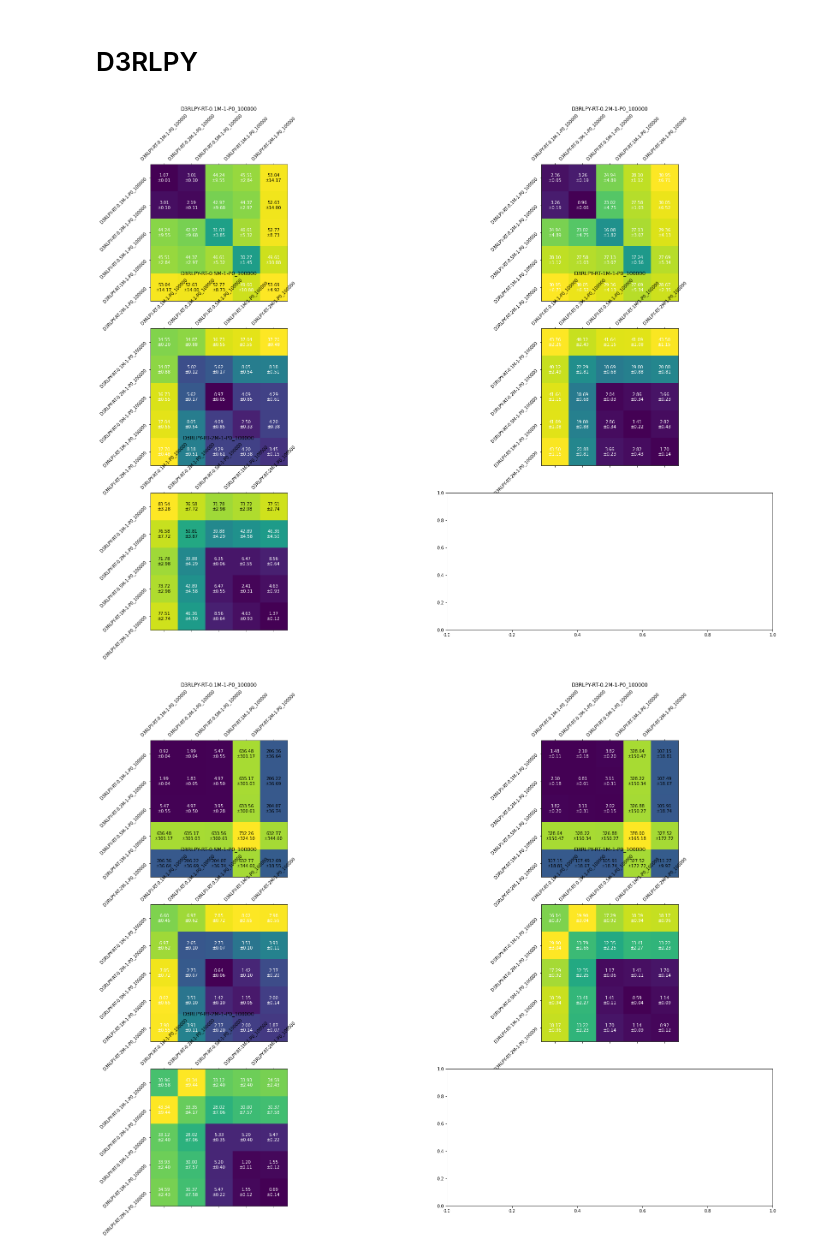
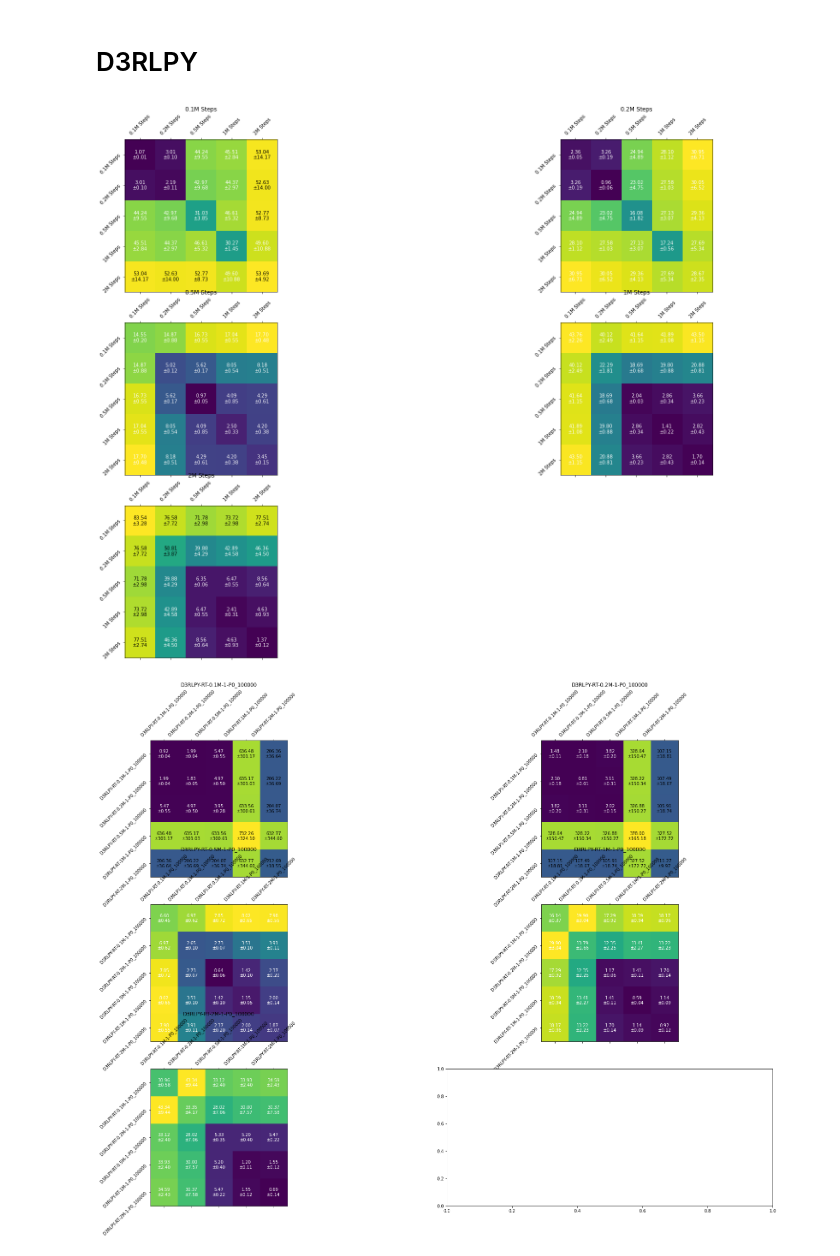
Before and after one commit to thatscotdatasci/mopo, a Jupyter notebook: wasserstein_distance_calcs.ipynb, the cells around one changed output. Saved outputs shown, nothing was run; the diff lists cells and outputs as text; code cells hidden in the pictures.

Commit message:
Updated Wasserstein distance calcs

```diff
--- a/wasserstein_distance_calcs.ipynb
+++ b/wasserstein_distance_calcs.ipynb
@@ -15,8 +15,8 @@ def display_distances(experiments_dict, mean_arr, std_arr, shape=(2,2), dataset_
     for i in range(len(datasets)):
         wd_vals_arr = mean_arr[i,:,:]
         mat = ax[i//2, i%2].matshow(wd_vals_arr)
-        ax[i//2, i%2].set_xticks(range(len(datasets)))
-        ax[i//2, i%2].set_yticks(range(len(datasets)))
+        ax[i//2, i%2].set_xticks(range(len(axis_labels)))
+        ax[i//2, i%2].set_yticks(range(len(axis_labels)))
         ax[i//2, i%2].set_xticklabels(axis_labels, rotation=45)
         ax[i//2, i%2].set_yticklabels(axis_labels, rotation=45)
 
@@ -24,7 +24,10 @@ def display_distances(experiments_dict, mean_arr, std_arr, shape=(2,2), dataset_
             if z != 0:
                 ax[i//2, i%2].text(k, j, '{:.2f}\n±{:.2f}'.format(mean_arr[i,j,k], std_arr[i,j,k]), ha="center", va="center", color='w' if z < 50 else 'k')
 
-        ax[i//2, i%2].set_title(datasets[i])
+        ax[i//2, i%2].set_title(axis_labels[i])
+
+    if shape[0] > shape[1]:
+        ax[(shape[0]-1, shape[1]-1)].remove()
 # %% [markdown]
 # D4RL
 # %%
@@ -50,12 +54,13 @@ d3rlpy_01_experiments = {
     "D3RLPY-RT-1M-1-P0_100000"   : ['MP458', 'MP459', 'MP460'],
     "D3RLPY-RT-2M-1-P0_100000"   : ['MP533', 'MP534', 'MP535'],
 }
+d3rlpy_experiment_labels = ['0.1M Steps', '0.2M Steps', '0.5M Steps', '1M Steps', '2M Steps']
 # %%
 d3rlpy_01_wd_mean, d3rlpy_01_wd_std = experiment_collection_distances(d3rlpy_01_experiments)
 # %%
-display_distances(d3rlpy_01_experiments, d3rlpy_01_wd_mean, d3rlpy_01_wd_std, shape=(3,2))
+display_distances(d3rlpy_01_experiments, d3rlpy_01_wd_mean, d3rlpy_01_wd_std, shape=(3,2), dataset_labels=d3rlpy_experiment_labels)
 # %% [output]
-[figure, old version]
+[figure, new version]
 # %%
 d3rlpy_1_experiments = {
     "D3RLPY-RT-0.1M-1-P0_100000" : ['MP497', 'MP498', 'MP499'],
```
Also changed, not shown: parts of 4 cells of this notebook.
